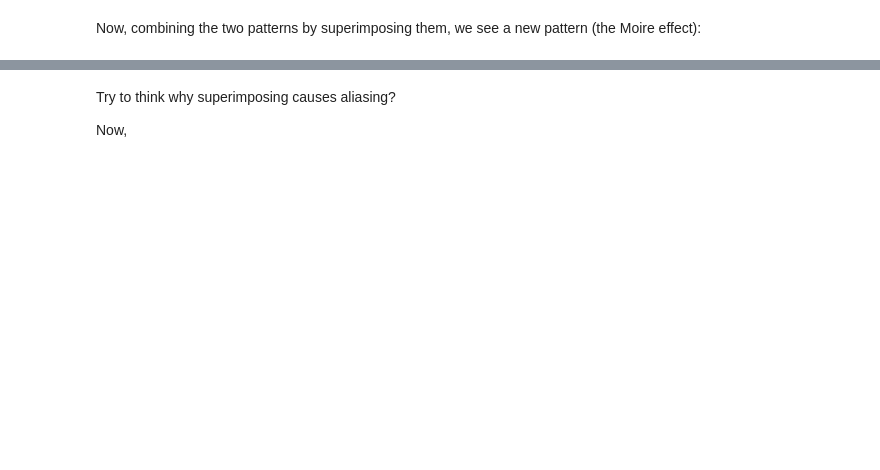
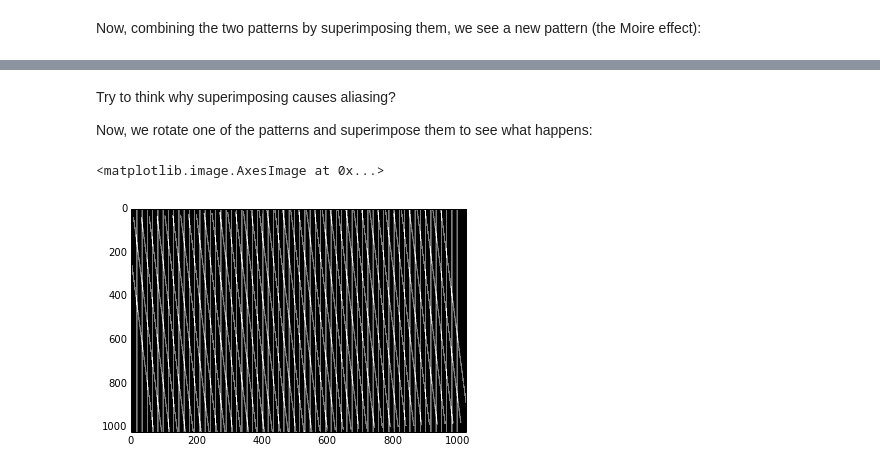
Before and after one commit to LCAV/SignalsOfTheDay, a Jupyter notebook: MOIRE/Untitled0.ipynb, the cells around one changed output, grey strips where cells are left out. Saved outputs shown, nothing was run; the diff lists cells and outputs as text; code cells hidden in the pictures; blank space fills up the shorter version.

```diff
--- a/MOIRE/Untitled0.ipynb
+++ b/MOIRE/Untitled0.ipynb
@@ -148,4 +148,13 @@ plt.imshow(np.asarray(immc))
 # %% [markdown]
 Try to think why superimposing causes aliasing?
 
-Now,
+Now, we rotate one of the patterns and superimpose them to see what happens:
+# %%
+immd=immb.rotate(5);
+
+imme=Image.blend(imma,immd,0.5);
+
+plt.imshow(np.asarray(imme),aspect='auto')
+# %% [output]
+<matplotlib.image.AxesImage at 0x...>
+[figure, added]
```
Also changed, not shown: parts of 6 cells of this notebook.
